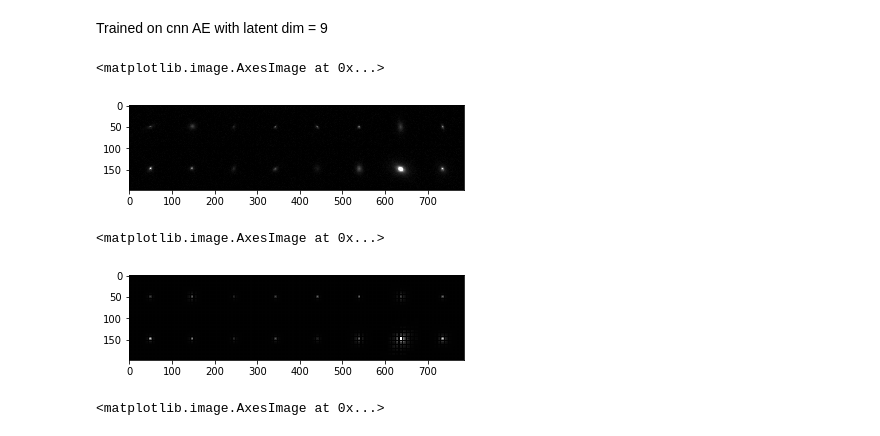
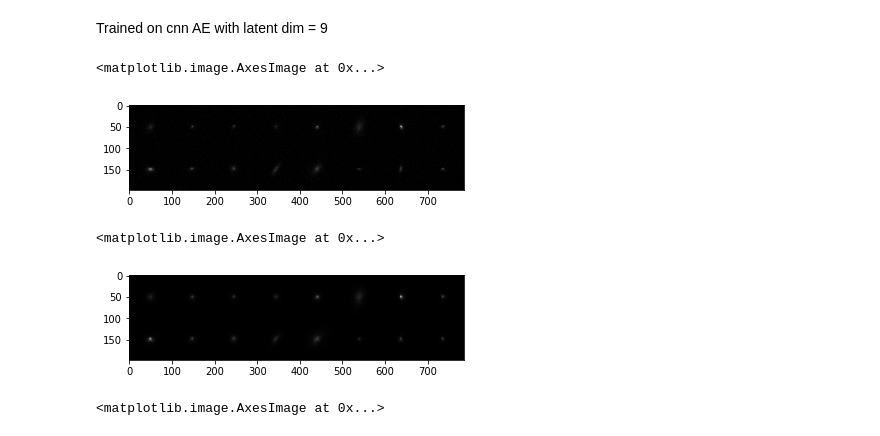
Before and after one commit to JunYinDM/GalaxyGenerativeModel, a Jupyter notebook: checkRes.ipynb, the cells around one changed output. Cells and saved outputs as stored; diff of their text form; code cells hidden in the pictures.

```diff
--- a/checkRes.ipynb
+++ b/checkRes.ipynb
@@ -58,17 +59,17 @@ plt.imshow(img)
 # %% [markdown]
 Trained on cnn AE with latent dim = 9
 # %%
-img=mpimg.imread('gal_img/9_x_990.png')
+img=mpimg.imread('gal_img/1_x_500.png')
 plt.imshow(img)
 # %% [output]
 <matplotlib.image.AxesImage at 0x...>
-[figure, old version]
+[figure, new version]
 # %%
-img=mpimg.imread('gal_img/9_x_hat_990.png')
+img=mpimg.imread('gal_img/1_x_hat_500.png')
 plt.imshow(img)
 # %% [output]
 <matplotlib.image.AxesImage at 0x...>
-[figure, old version]
+[figure, new version]
 # %%
 img=mpimg.imread('gal_img/9_x_900.png')
 plt.imshow(img)
```
Also changed, not shown: parts of 15 cells of this notebook, 1 other file.
